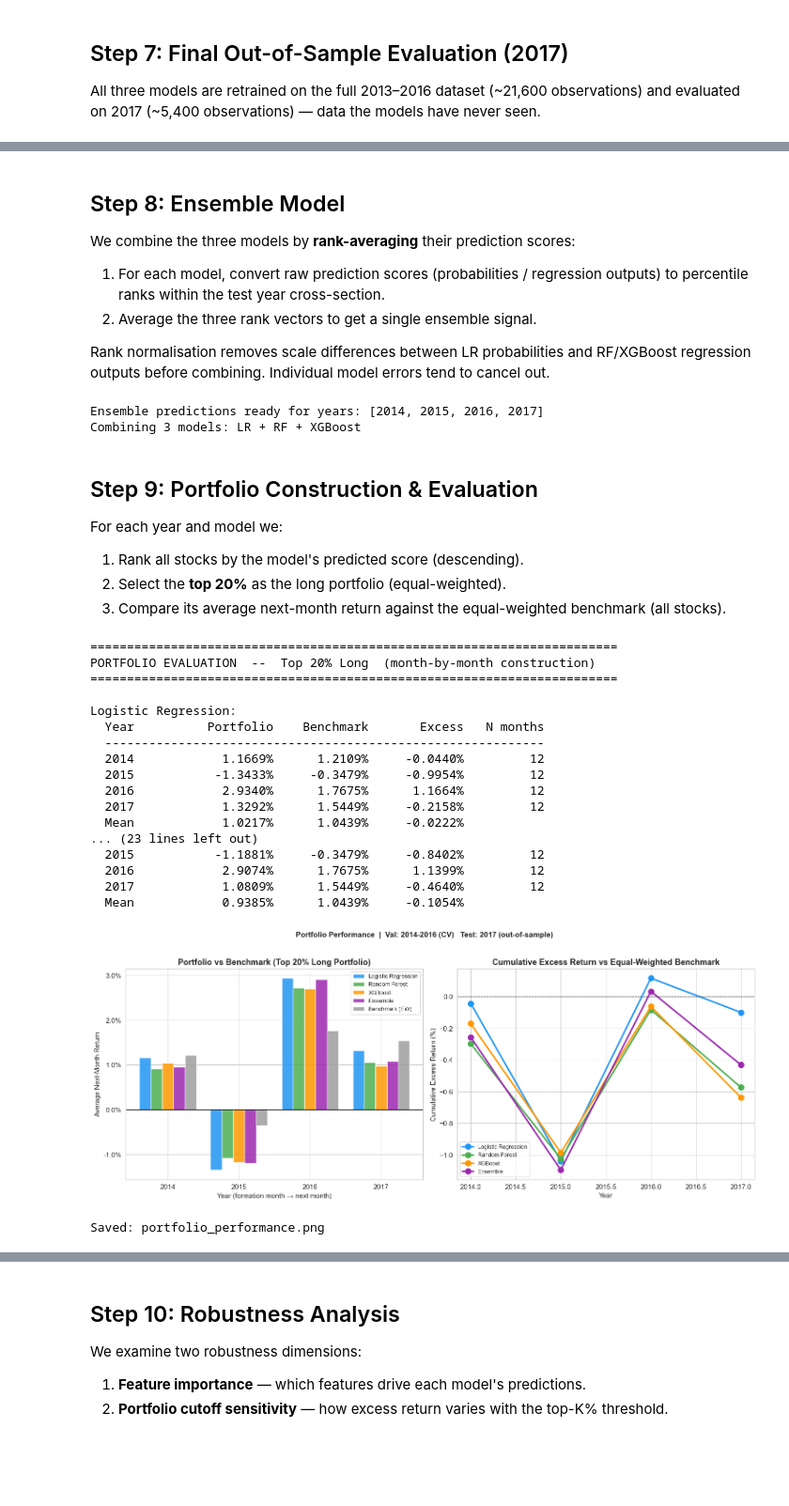
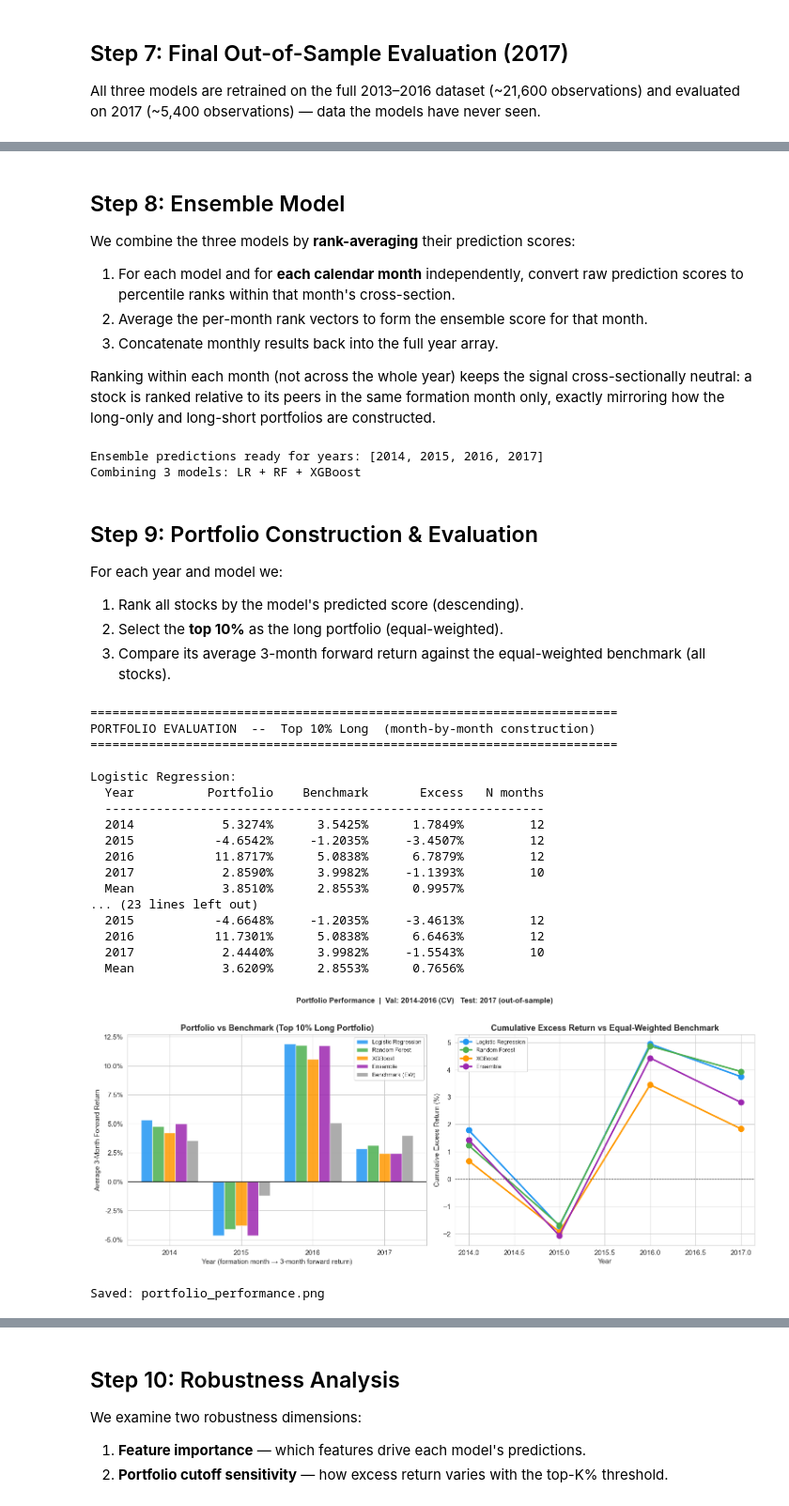
Before and after one commit to liuchy-jr/SP500-Equity-Selection-Using-ML, a Jupyter notebook: sp500_ml_project.ipynb, the cells around one changed output, grey strips where cells are left out. Shown at 94% size. Saved outputs shown, nothing was run; the diff lists cells and outputs as text; code cells hidden in the pictures; blank space fills up the shorter version.

```diff
--- a/sp500_ml_project.ipynb
+++ b/sp500_ml_project.ipynb
@@ -72,7 +80,10 @@ All libraries loaded.
 We load all individual stock CSV files from the local archive.
 Each file contains daily OHLCV data for one S&P 500 constituent (Feb 2013 – Feb 2018).
 # %%
-DATA_PATH = r'E:\MSE 623\project\archive\individual_stocks_5yr'
+
+SCRIPT_DIR = os.getcwd()
+DATA_PATH = os.path.join(SCRIPT_DIR, 'archive', 'individual_stocks_5yr')
+OUT_DIR = SCRIPT_DIR
 
 all_data = []
 for file in sorted(os.listdir(DATA_PATH)):
@@ -450,17 +479,17 @@ This definition directly mirrors the portfolio objective: the model is trained t
 # %%
 # Binary cross-sectional target: within each (year, month) formation period,
-# label the top 20% of stocks by Next_Return as 1, and the remaining 80% as 0.
+# label the top 10% of stocks by Next_Return as 1, and the remaining 90% as 0.
 #
-# This directly reflects the investment objective: the model learns to distinguish
-# stocks that would be selected (top 20%) from those that would not (bottom 80%),
-# improving alignment between training and portfolio construction.
+# Training label uses top-20% for broader positive signal during learning.
+# The portfolio cutoff is top-10%; the model will rank these stocks highest
+# in its predicted probability, regardless of where the training threshold sits.
 features_df['Binary_Target'] = (
     features_df.groupby('ym')['Next_Return']
-    .transform(lambda x: (x >= x.quantile(0.8)).astype(int))
+    .transform(lambda x: (x >= x.quantile(0.9)).astype(int))
 )
 
-# --- Verification: label distribution should be ~20% positives per month ---
-print('=== Binary Target Distribution — proportion of positives per month (should be ~0.20) ===')
+# --- Verification: label distribution should be ~10% positives per month ---
+print('=== Binary Target Distribution — proportion of positives per month (training label: top 10%) ===')
 print(features_df.groupby('ym')['Binary_Target'].mean().head(10).round(4))
 
 print('\n=== Binary Target Distribution per year (count of 0s and 1s) ===')
@@ -474,6 +503,6 @@ check = features_df.groupby('ym')['Binary_Target'].agg(
 check['proportion'] = check['positives'] / check['total']
 print(check.head(10).round(4))
 
-print('\n=== Next-Month Return Statistics by Year ===')
+print('\n=== 3-Month Forward Return Statistics by Year ===')
 print(features_df.groupby('year')['Next_Return'].describe().round(4))
 # %% [output]
@@ -1068,10 +1100,12 @@ XGBoost              (test 2017):  Accuracy = 0.7993  |  AUC = 0.5706
 
 We combine the three models by **rank-averaging** their prediction scores:
 
-1. For each model, convert raw prediction scores (probabilities / regression outputs)
-   to percentile ranks within the test year cross-section.
-2. Average the three rank vectors to get a single ensemble signal.
+1. For each model and for **each calendar month** independently, convert raw prediction
+   scores to percentile ranks within that month's cross-section.
+2. Average the per-month rank vectors to form the ensemble score for that month.
+3. Concatenate monthly results back into the full year array.
 
-Rank normalisation removes scale differences between LR probabilities and RF/XGBoost
-regression outputs before combining. Individual model errors tend to cancel out.
+Ranking within each month (not across the whole year) keeps the signal cross-sectionally
+neutral: a stock is ranked relative to its peers in the same formation month only,
+exactly mirroring how the long-only and long-short portfolios are constructed.
 # %%
@@ -1113,10 +1168,10 @@ Combining 3 models: LR + RF + XGBoost
 
 For each year and model we:
 1. Rank all stocks by the model's predicted score (descending).
-2. Select the **top 20%** as the long portfolio (equal-weighted).
-3. Compare its average next-month return against the equal-weighted benchmark (all stocks).
+2. Select the **top 10%** as the long portfolio (equal-weighted).
+3. Compare its average 3-month forward return against the equal-weighted benchmark (all stocks).
 # %%
-PORTFOLIO_TOPK = 0.20  # top 20%
+PORTFOLIO_TOPK = 0.10  # top 10% — updated from 20% to match long-short cutoff
 
 
 def compute_portfolio_return(preds_dict, year, topk=PORTFOLIO_TOPK):
@@ -1126,7 +1181,7 @@ def compute_portfolio_return(preds_dict, year, topk=PORTFOLIO_TOPK):
     For each formation month (ym) within the year:
       1. Rank stocks by model score WITHIN that month only.
       2. Select the top-topk fraction of stocks for that month.
-      3. Compute their equal-weighted average actual next-month return.
+      3. Compute their equal-weighted average actual 3-month forward return.
       4. Record the equal-weighted benchmark (all stocks that month).
 
     Final portfolio return = simple average across all months in the year.
@@ -1189,22 +1244,22 @@ for model_name, preds_dict in models_portfolio:
           f'{rdf.excess.mean():>12.4%}')
 # %% [output]
 ========================================================================
-PORTFOLIO EVALUATION  --  Top 20% Long  (month-by-month construction)
+PORTFOLIO EVALUATION  --  Top 10% Long  (month-by-month construction)
 ========================================================================
 
 Logistic Regression:
   Year          Portfolio    Benchmark       Excess   N months
   ------------------------------------------------------------
-  2014            1.1669%      1.2109%     -0.0440%         12
-  2015           -1.3433%     -0.3479%     -0.9954%         12
-  2016            2.9340%      1.7675%      1.1664%         12
-  2017            1.3292%      1.5449%     -0.2158%         12
-  Mean            1.0217%      1.0439%     -0.0222%
+  2014            5.3274%      3.5425%      1.7849%         12
+  2015           -4.6542%     -1.2035%     -3.4507%         12
+  2016           11.8717%      5.0838%      6.7879%         12
+  2017            2.8590%      3.9982%     -1.1393%         10
+  Mean            3.8510%      2.8553%      0.9957%
 ... (23 lines left out)
-  2015           -1.1881%     -0.3479%     -0.8402%         12
-  2016            2.9074%      1.7675%      1.1399%         12
-  2017            1.0809%      1.5449%     -0.4640%         12
-  Mean            0.9385%      1.0439%     -0.1054%
+  2015           -4.6648%     -1.2035%     -3.4613%         12
+  2016           11.7301%      5.0838%      6.6463%         12
+  2017            2.4440%      3.9982%     -1.5543%         10
+  Mean            3.6209%      2.8553%      0.7656%
 # %%
 n_models   = len(models_portfolio)
 bar_colors = ['#2196F3', '#4CAF50', '#FF9800', '#9C27B0', '#607D8B']
@@ -1230,35 +1285,35 @@ bench_rets = [rdf0.loc[rdf0['year'] == y, 'benchmark'].values[0]
               if y in rdf0['year'].values else np.nan for y in ALL_EVAL_YEARS]
 ax.bar(x + n_models * width, bench_rets, width, label='Benchmark (EW)',
        color=bench_color, alpha=0.85)
 
 ax.axhline(0, color='black', linewidth=0.8)
 ax.set_xticks(x + (n_models / 2) * width)
 ax.set_xticklabels(ALL_EVAL_YEARS)
-ax.set_xlabel('Year (formation month → next month)')
-ax.set_ylabel('Average Next-Month Return')
-ax.set_title('Portfolio vs Benchmark (Top 20% Long Portfolio)', fontweight='bold')
+ax.set_xlabel('Year (formation month → 3-month forward return)')
+ax.set_ylabel('Average 3-Month Forward Return')
+ax.set_title(f'Portfolio vs Benchmark (Top {int(PORTFOLIO_TOPK*100)}% Long Portfolio)', fontweight='bold')
 ax.yaxis.set_major_formatter(plt.FuncFormatter(lambda v, _: f'{v:.1%}'))
 ax.legend(fontsize=9)
 
 # --- Cumulative excess return ---
 ax = axes[1]
 for (model_name, _), color in zip(models_portfolio, bar_colors):
     rdf     = portfolio_results[model_name]
     cum_exc = (1 + rdf['excess']).cumprod() - 1
     ax.plot(rdf['year'], cum_exc * 100, 'o-', label=model_name,
             color=color, linewidth=2.5, markersize=9)
 ax.axhline(0, color='black', linewidth=0.8, linestyle='--', alpha=0.5)
 ax.set_xlabel('Year')
 ax.set_ylabel('Cumulative Excess Return (%)')
 ax.set_title('Cumulative Excess Return vs Equal-Weighted Benchmark', fontweight='bold')
 ax.legend(fontsize=9)
 
 plt.suptitle('Portfolio Performance  |  Val: 2014-2016 (CV)   Test: 2017 (out-of-sample)',
              fontsize=12, fontweight='bold', y=1.02)
 plt.tight_layout()
 plt.savefig('portfolio_performance.png', bbox_inches='tight')
 plt.show()
 print('Saved: portfolio_performance.png')
 # %% [output]
-[figure, old version]
+[figure, new version]
 Saved: portfolio_performance.png
```
Also changed, not shown: parts of 26 cells of this notebook, 12 other files.
